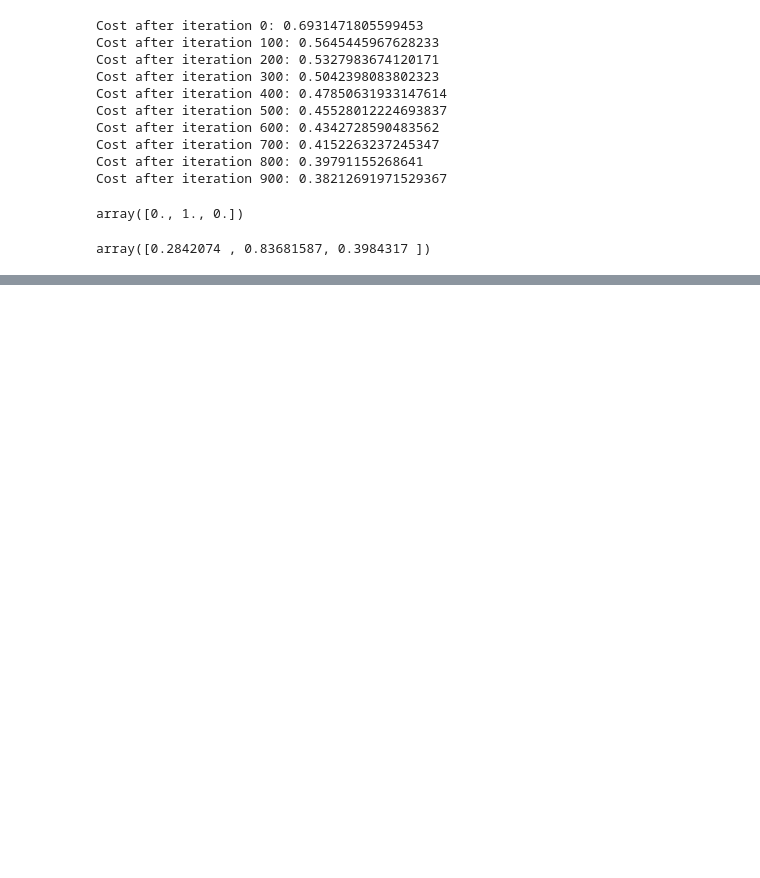
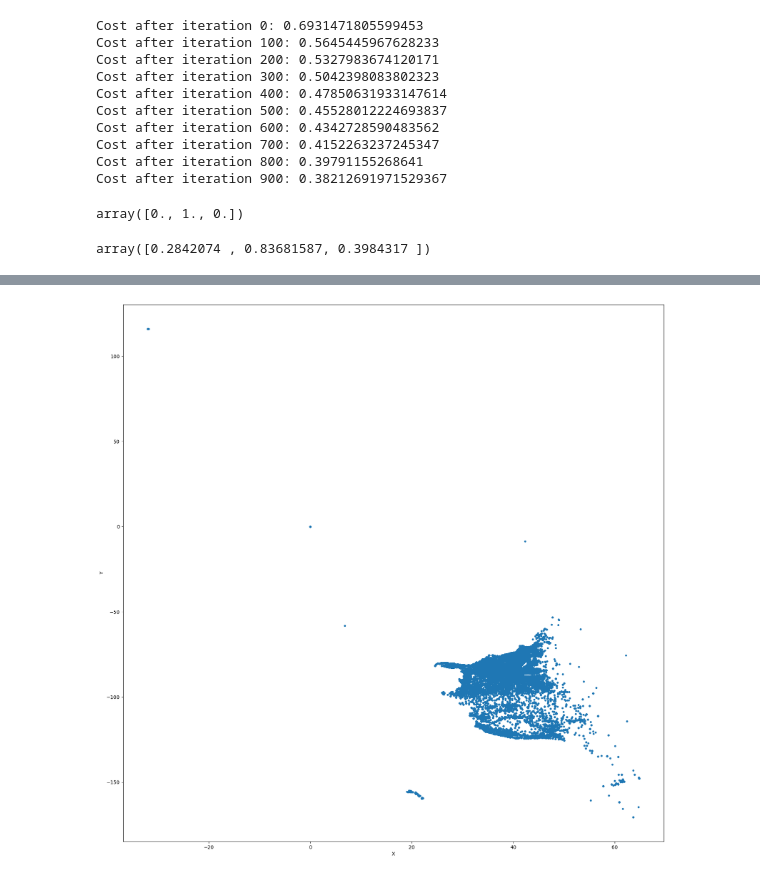
Before and after one commit to LilaShiba/generalized_model, a Jupyter notebook: ufo_research/notebooks/node.ipynb, the cells around one changed output, grey strips where cells are left out. Drawn from its saved outputs; the diff is of its cells as text; code cells hidden in the pictures; blank space fills up the shorter version.

Commit message:
simple knn

```diff
--- a/ufo_research/notebooks/node.ipynb
+++ b/ufo_research/notebooks/node.ipynb
@@ -127,0 +173,2 @@ array([0.2842074 , 0.83681587, 0.3984317 ])
+# %%
+lat_lon = node.point(lat.vector,lon.vector,'location')
@@ -127,0 +179,4 @@ array([0.2842074 , 0.83681587, 0.3984317 ])
+# %%
+lat_lon.simple_knn()
+# %% [output]
+[figure, added]
```
Also changed, not shown: parts of 9 cells of this notebook, 1 other file.
